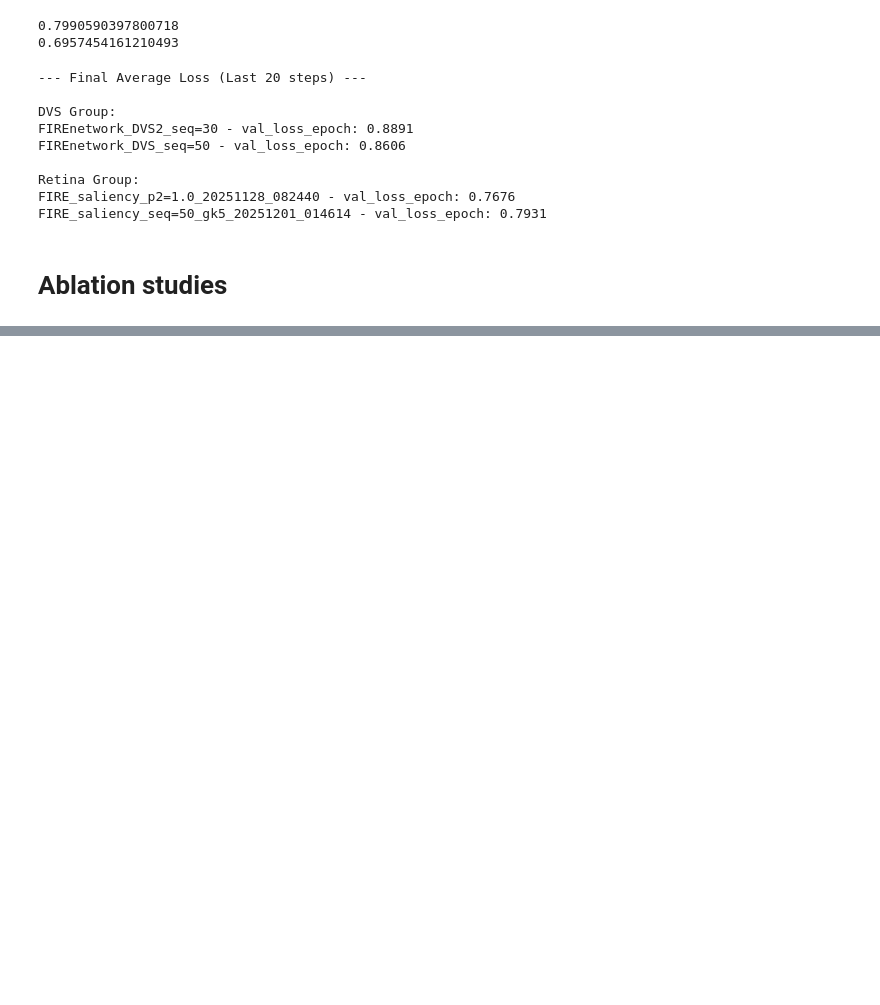
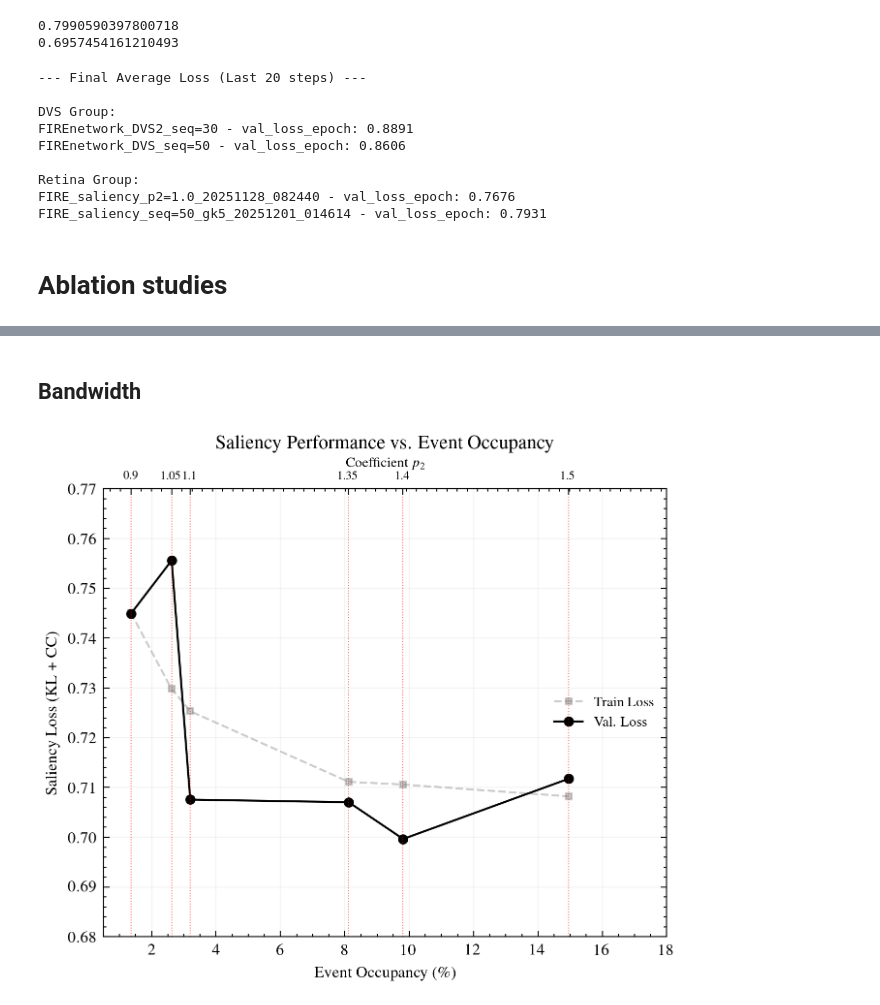
Before and after one commit to mlewandowski0/sillicon-retina, a Jupyter notebook: paper-figures/analysis_saliency.ipynb, the cells around one changed output, grey strips where cells are left out. Drawn from its saved outputs; the diff is of its cells as text; code cells hidden in the pictures; blank space fills up the shorter version.

Commit message:
hopefully restored the values

```diff
--- a/paper-figures/analysis_saliency.ipynb
+++ b/paper-figures/analysis_saliency.ipynb
@@ -323,0 +326,59 @@ plt.show()
+# %% [markdown]
+## Bandwidth
+# %%
+import matplotlib.pyplot as plt
+import scienceplots
+import numpy as np
+from matplotlib.ticker import ScalarFormatter
+
+p_coeff = [0.9, 1.05, 1.1, 1.35, 1.4, 1.5]
+occupancy = 100 * np.array([0.013515, 0.026191, 0.031982, 0.081188, 0.09811, 0.14947])
+val_loss = [0.74489, 0.75561, 0.70755, 0.70704, 0.69965, 0.71174]
+train_loss = [0.74511, 0.72976, 0.72532, 0.71113, 0.71059, 0.70821]
+
+#plt.style.use(['science', 'ieee'])
+fig, ax1 = plt.subplots(figsize=(5, 4), dpi=300)
+
+# Sort data for clean line plotting
+sort_idx = np.argsort(occupancy)
+occ_sorted = occupancy[sort_idx]
+val_sorted = np.array(val_loss)[sort_idx]
+train_sorted = np.array(train_loss)[sort_idx]
+p_sorted = np.array(p_coeff)[sort_idx]
+
+# 1. Main Plot
+ax1.plot(occ_sorted, train_sorted, 's--', color='gray', alpha=0.4, label='Train Loss', markersize=3)
+ax1.plot(occ_sorted, val_sorted, 'o-', color='C0', label='Val. Loss', markersize=4)
+
+# 2. X-Axis Formatting (Bottom: Occupancy)
+ax1.set_xlabel('Event Occupancy (\%)')
+ax1.set_ylabel('Saliency Loss (KL + CC)')
+ax1.set_xlim(0.5, 18)
+ax1.set_ylim(0.68, 0.77)
+
+# 3. TOP X-AXIS: Mapping Occupancy to p2 values
+ax_top = ax1.twiny()
+ax_top.set_xlim(ax1.get_xlim())
+ax_top.set_xticks(occ_sorted)
+ax_top.set_xticklabels([f'{p}' for p in p_sorted], fontsize=6)
+ax_top.set_xlabel(r'Coefficient $p_2$', fontsize=7, labelpad=5)
+
+# 4. ADDING THE SECONDARY GRID (Vertical bars for p2)
+# We set the grid for the top axis to show only vertical lines
+ax_top.grid(True, axis='x', ls=':', color='C1', alpha=0.6)
+
+# Set ticks exactly where the data points are
+ax_top.set_xticks(occ_sorted)
+# Label them with the p2 coefficients
+ax_top.set_xticklabels([f'{p}' for p in p_sorted], fontsize=6)
+ax_top.set_xlabel(r'Coefficient $p_2$', fontsize=7, labelpad=2)
+
+# Clean up
+ax1.grid(True, which="major", ls="-", alpha=0.15)
+ax1.legend(loc='center right', fontsize=7)
+
+plt.title('Saliency Performance vs. Event Occupancy', pad=20)
+plt.savefig('sparsity_performance_sweep.png', bbox_inches='tight')
+plt.show()
+# %% [output]
+[figure, added]
```
Also changed, not shown: parts of 5 cells of this notebook, 4 other files.
